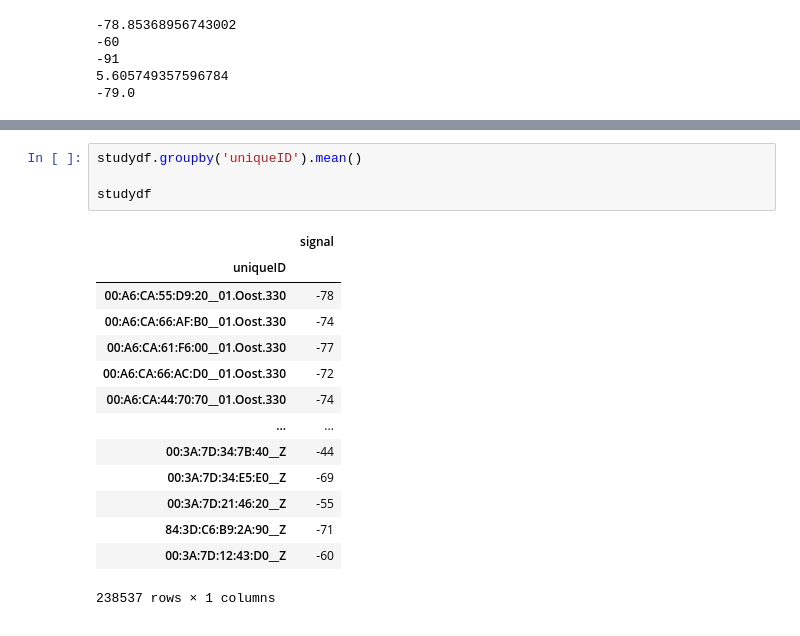
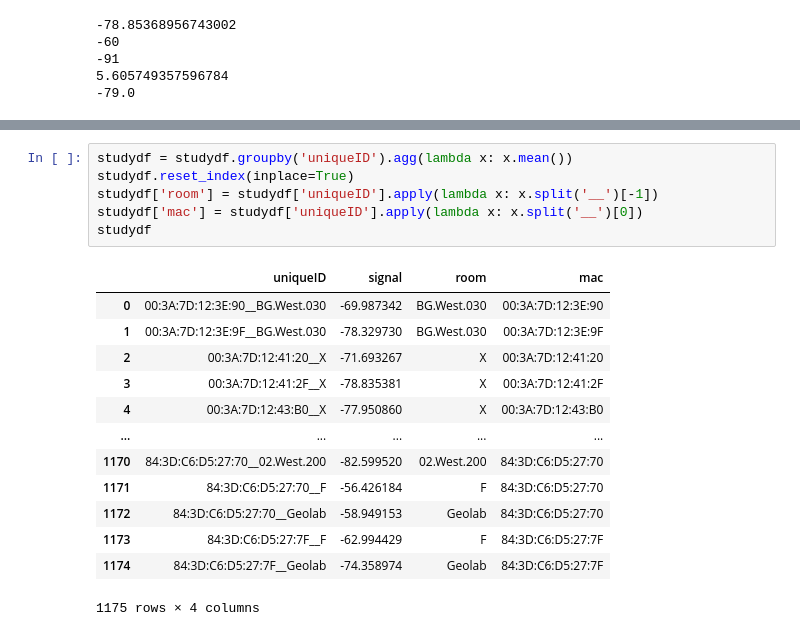
Before and after one commit to pratyush1611/geo1003_wifi_fingerprint_asg4, a Jupyter notebook: asg4.ipynb, the cells around one changed output, grey strips where cells are left out. Cells and saved outputs as stored; diff of their text form.

```diff
--- a/asg4.ipynb
+++ b/asg4.ipynb
@@ -149,19 +172,20 @@ studydf
-# %%
-studydf.groupby('uniqueID').mean()
-
-studydf
-# %% [output]
-|  | signal |
-| uniqueID |  |
-| 00:A6:CA:55:D9:20__01.Oost.330 | -78 |
-| 00:A6:CA:66:AF:B0__01.Oost.330 | -74 |
-| 00:A6:CA:61:F6:00__01.Oost.330 | -77 |
-| 00:A6:CA:66:AC:D0__01.Oost.330 | -72 |
-| 00:A6:CA:44:70:70__01.Oost.330 | -74 |
-| ... | ... |
-| 00:3A:7D:34:7B:40__Z | -44 |
-| 00:3A:7D:34:E5:E0__Z | -69 |
-| 00:3A:7D:21:46:20__Z | -55 |
-| 84:3D:C6:B9:2A:90__Z | -71 |
-| 00:3A:7D:12:43:D0__Z | -60 |
-238537 rows × 1 columns
+# %%
+studydf = studydf.groupby('uniqueID').agg(lambda x: x.mean())
+studydf.reset_index(inplace=True)
+studydf['room'] = studydf['uniqueID'].apply(lambda x: x.split('__')[-1])
+studydf['mac'] = studydf['uniqueID'].apply(lambda x: x.split('__')[0])
+studydf
+# %% [output]
+|  | uniqueID | signal | room | mac |
+| 0 | 00:3A:7D:12:3E:90__BG.West.030 | -69.987342 | BG.West.030 | 00:3A:7D:12:3E:90 |
+| 1 | 00:3A:7D:12:3E:9F__BG.West.030 | -78.329730 | BG.West.030 | 00:3A:7D:12:3E:9F |
+| 2 | 00:3A:7D:12:41:20__X | -71.693267 | X | 00:3A:7D:12:41:20 |
+| 3 | 00:3A:7D:12:41:2F__X | -78.835381 | X | 00:3A:7D:12:41:2F |
+| 4 | 00:3A:7D:12:43:B0__X | -77.950860 | X | 00:3A:7D:12:43:B0 |
+| ... | ... | ... | ... | ... |
+| 1170 | 84:3D:C6:D5:27:70__02.West.200 | -82.599520 | 02.West.200 | 84:3D:C6:D5:27:70 |
+| 1171 | 84:3D:C6:D5:27:70__F | -56.426184 | F | 84:3D:C6:D5:27:70 |
+| 1172 | 84:3D:C6:D5:27:70__Geolab | -58.949153 | Geolab | 84:3D:C6:D5:27:70 |
+| 1173 | 84:3D:C6:D5:27:7F__F | -62.994429 | F | 84:3D:C6:D5:27:7F |
+| 1174 | 84:3D:C6:D5:27:7F__Geolab | -74.358974 | Geolab | 84:3D:C6:D5:27:7F |
+1175 rows × 4 columns
```
Also changed, not shown: parts of 17 cells of this notebook.
